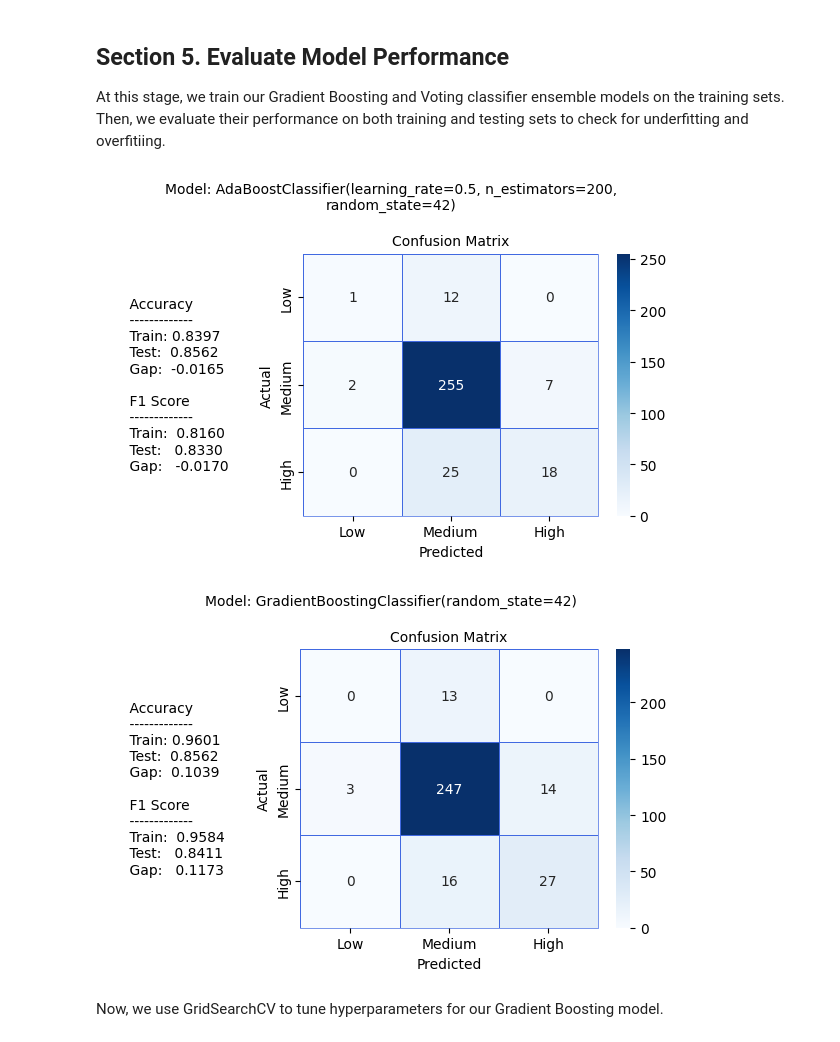
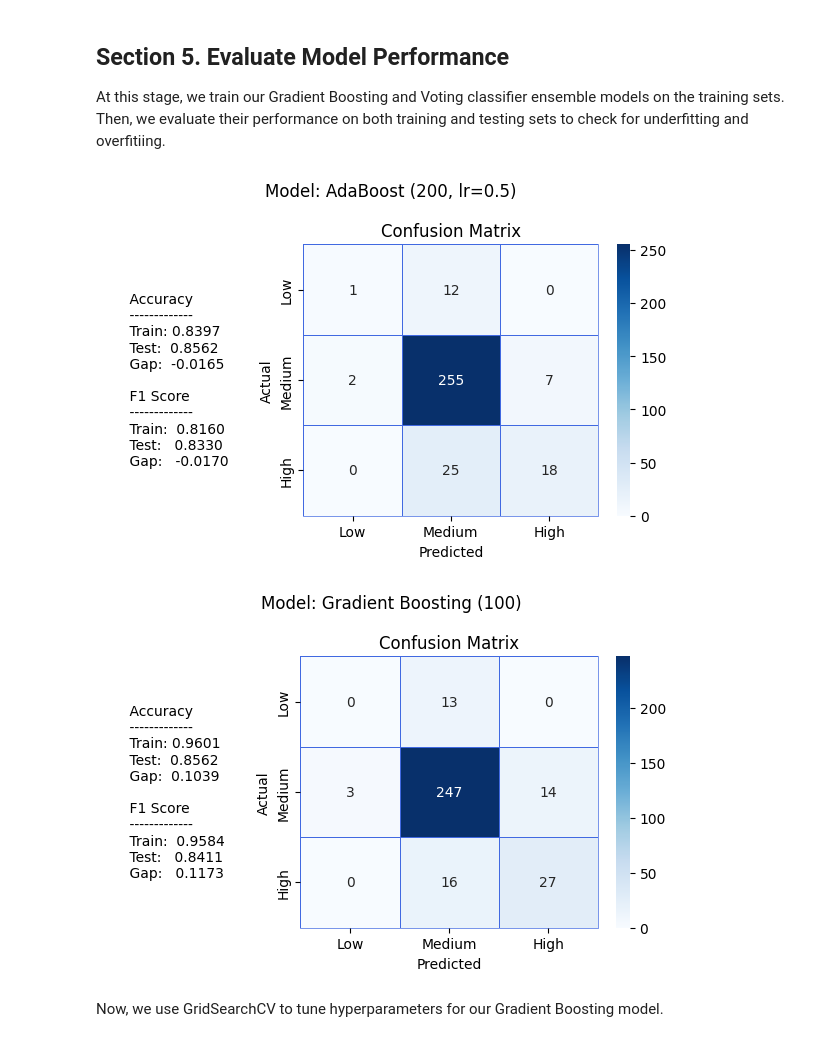
Before and after one commit to JfromNWMS/applied-ml-jordan, a Jupyter notebook: notebooks/project05/ensemble_jordan.ipynb, the cells around one changed output. Cells and saved outputs as stored; diff of their text form; code cells hidden in the pictures.

```diff
--- a/notebooks/project05/ensemble_jordan.ipynb
+++ b/notebooks/project05/ensemble_jordan.ipynb
@@ -149,46 +149,44 @@ def evaluate_model(name, model, X_train, y_train, X_test, y_test, results):  # n
 
     cm = confusion_matrix(y_test, y_test_pred)
     sns.heatmap(cm, annot=True, cmap="Blues", ax=axes[1],
-                linewidths=.5, linecolor="royalblue", fmt="d",
-                annot_kws={"size": 10})
+                linewidths=.5, linecolor="royalblue", fmt="d")
     axes[1].patch.set_edgecolor("royalblue")
     axes[1].patch.set_linewidth(0.5)
     axes[1].set(xlabel="Predicted", ylabel="Actual", title="Confusion Matrix")
-    [label.set_size(10) for label in (axes[1].xaxis.label, axes[1].yaxis.label, axes[1].title)]
-    axes[1].set_xticklabels(["Low", "Medium", "High"], size=10)
-    axes[1].set_yticklabels(["Low", "Medium", "High"], size=10)
+    axes[1].set_xticklabels(["Low", "Medium", "High"])
+    axes[1].set_yticklabels(["Low", "Medium", "High"])
 
-    fig.suptitle(textwrap.fill(f"Model: {model}", width=75), fontsize=10)
+    fig.suptitle(f"Model: {name}")
     plt.tight_layout()
     plt.show()
 
 results: list = []
 
 # 4. AdaBoost (200, lr=0.5)
 evaluate_model(
     "AdaBoost (200, lr=0.5)",
     AdaBoostClassifier(n_estimators=200, learning_rate=0.5, random_state=42),
     X_train,
     y_train,
     X_test,
     y_test,
     results,
 )
 # 5. Gradient Boosting
 evaluate_model(
     "Gradient Boosting (100)",
     GradientBoostingClassifier(
         n_estimators=100, learning_rate=0.1, max_depth=3, random_state=42
     ),
     X_train,
     y_train,
     X_test,
     y_test,
     results,
 )
 # %% [output]
-[figure, old version]
+[figure, new version]
-[figure, old version]
+[figure, new version]
 # %% [markdown]
 Now, we use GridSearchCV to tune hyperparameters for our Gradient Boosting model.
 # %%
```
Also changed, not shown: parts of 2 cells of this notebook.
